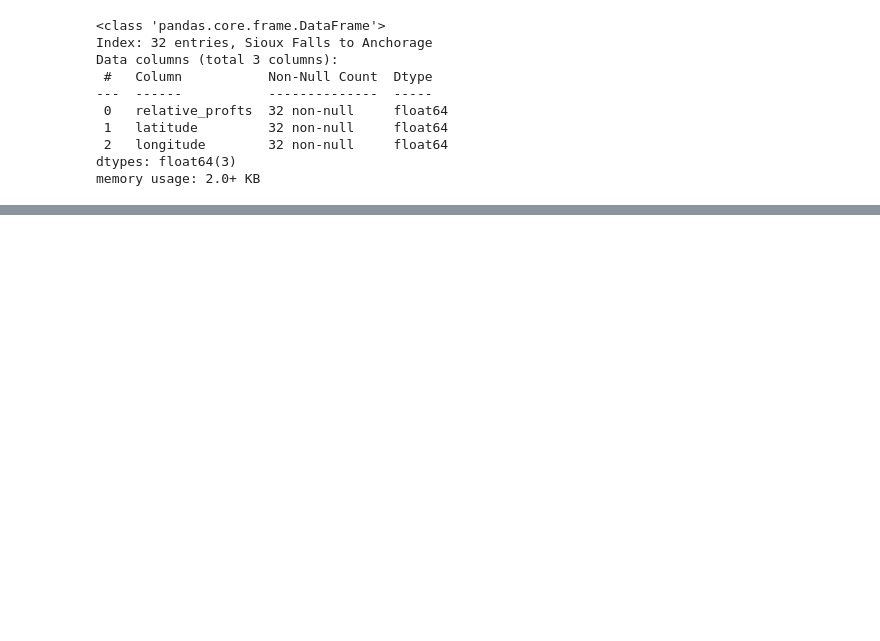
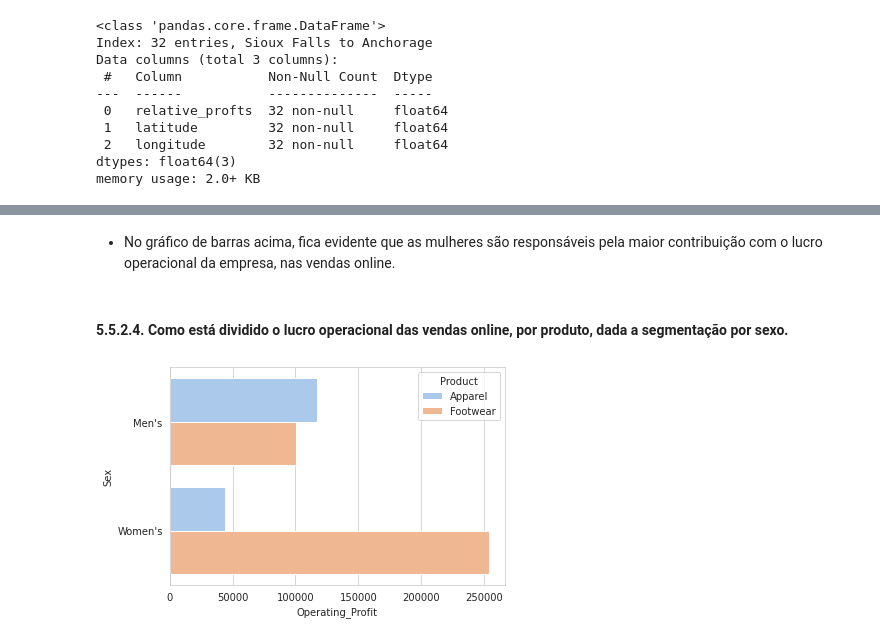
Before and after one commit to Fagner608/adidas_sales_analytics, a Jupyter notebook: analise_adidas.ipynb, the cells around one changed output, grey strips where cells are left out. Cells and saved outputs as stored; diff of their text form; code cells hidden in the pictures; blank space fills up the shorter version.

```diff
--- a/analise_adidas.ipynb
+++ b/analise_adidas.ipynb
@@ -433,0 +539,9 @@ mapa
+# %% [markdown]
+  - No gráfico de barras acima, fica evidente que as mulheres são responsáveis pela maior contribuição com o lucro operacional da empresa, nas vendas online.
+# %% [markdown]
+#### 5.5.2.4. Como está dividido o lucro operacional das vendas online, por produto, dada a segmentação por sexo.
+# %%
+with sns.axes_style('whitegrid'):
+  grafico = sns.barplot(data = publico,x = 'Operating_Profit', y = "Sex", hue = 'Product', ci = None, palette = 'pastel')
+# %% [output]
+[figure, added]
```
Also changed, not shown: parts of 50 cells of this notebook.
